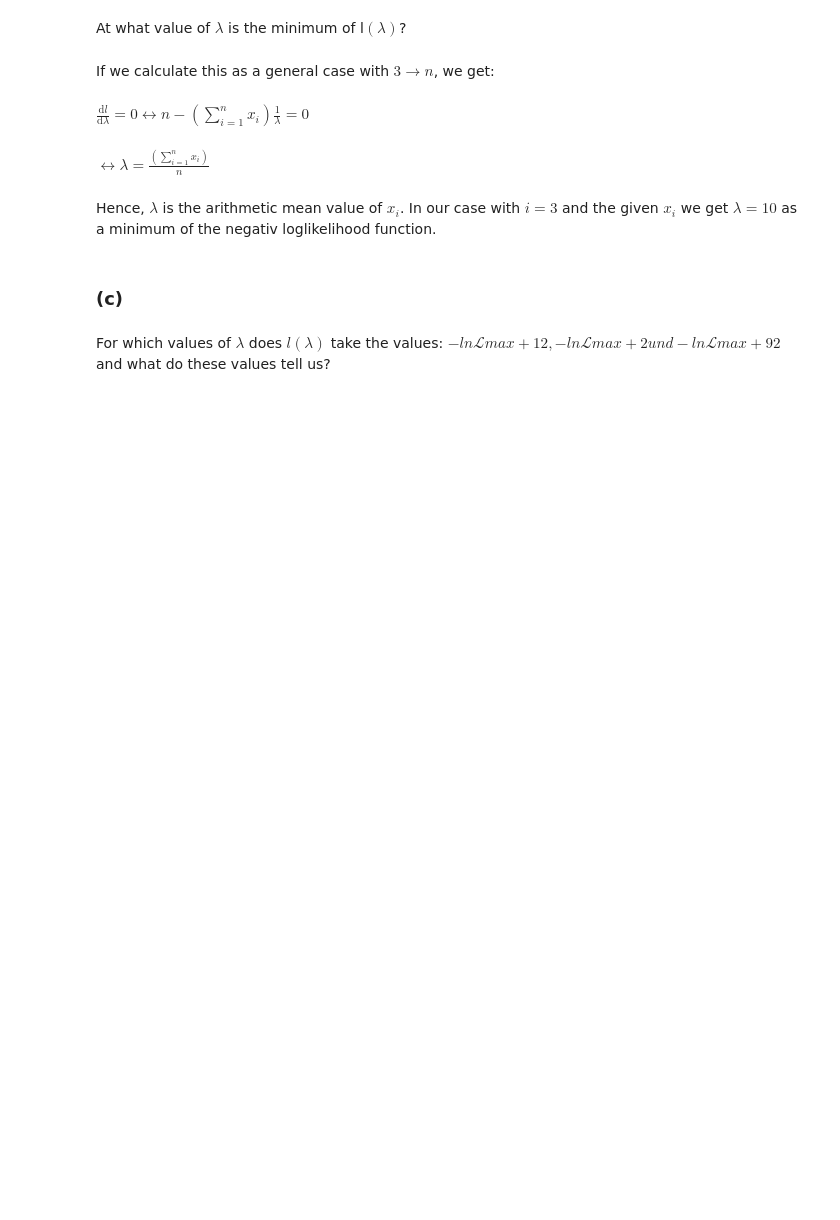
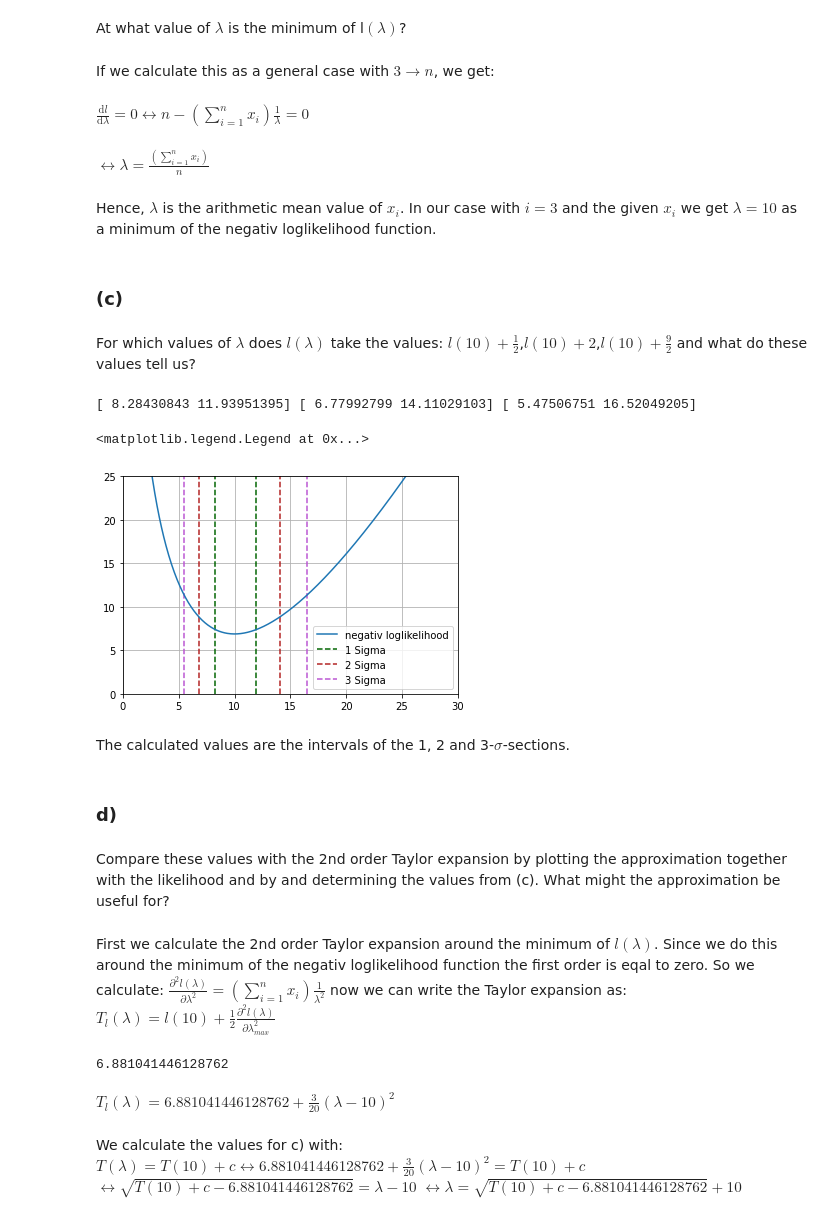
Before and after one commit to LdyMortem/SMDB, a Jupyter notebook: Sheet 4/Untitled.ipynb, the cells around one changed output. Drawn from its saved outputs; the diff is of its cells as text; code cells hidden in the pictures; blank space fills up the shorter version.

```diff
--- a/Sheet 4/Untitled.ipynb
+++ b/Sheet 4/Untitled.ipynb
@@ -44,12 +45,62 @@ Hence, $\lambda$ is the arithmetic mean value of $x_i$. In our case with $i = 3$
 ### (c)
 # %% [markdown]
 For which values of $\lambda$ does $l(\lambda)$ take the values:
-$− ln ℒmax +
-1
-2
-,
-− ln ℒmax + 2 und
-− ln ℒmax +
-9
-2$
+$l(10) + \frac{1}{2}$,$l(10)+2$,$l(10)+\frac{9}{2}$
 and what do these values tell us?
+# %%
+#calculation of the intersection point
+
+intervall = np.linspace(0.1,40,10000)
+
+def sigma(c,rtol):
+    temp = intervall[np.isclose(l(intervall), l(10)+c, rtol = rtol)]
+    for i in range(5000):
+        if(np.abs(l(intervall)[i] - l(intervall)[i+2]) > 0.1):
+               return temp[i:i+2]
+
+sigma1 = sigma(1/2,0.0001)
+sigma2 = sigma(2,0.0002)
+sigma3 = sigma(9/2,0.0003)
+print(sigma1,sigma2,sigma3)
+# %% [output]
+[ 8.28430843 11.93951395] [ 6.77992799 14.11029103] [ 5.47506751 16.52049205]
+# %%
+plt.plot(xx,l(xx),label="negativ loglikelihood")
+plt.vlines(8.28430843,0,140,linestyles='dashed',label="1 Sigma", color= "darkgreen")
+plt.vlines(11.93951395,0,140,linestyles='dashed', color= "darkgreen")
+plt.vlines(6.77992799,0,140,linestyles='dashed', color= "firebrick",label="2 Sigma")
+plt.vlines(14.11029103,0,140,linestyles='dashed', color= "firebrick")
+plt.vlines(5.47506751,0,140,linestyles='dashed', color= "mediumorchid",label="3 Sigma")
+plt.vlines(16.52049205,0,140,linestyles='dashed', color= "mediumorchid")
+plt.ylim(0,25)
+plt.xlim(0,30)
+plt.grid()
+plt.legend()
+# %% [output]
+<matplotlib.legend.Legend at 0x...>
+[figure, added]
+# %% [markdown]
+The calculated values are the intervals of the 1, 2 and 3-$\sigma$-sections.
+# %% [markdown]
+### d)
+# %% [markdown]
+Compare these values with the 2nd order Taylor expansion by plotting the approximation together
+with the likelihood and by and determining the values from (c). What might the approximation
+be useful for?
+# %% [markdown]
+First we calculate the 2nd order Taylor expansion around the minimum of $l(\lambda)$. Since we do this around the minimum of the negativ loglikelihood function the first order is eqal to zero.
+So we calculate:
+$\frac{\partial^2 l(\lambda)}{\partial \lambda^2} = \left( \sum_{i=1}^n x_i \right)\frac{1}{\lambda^2}$
+now we can write the Taylor expansion as:
+$T_{l}(\lambda) = l(10)+\frac{1}{2}\frac{\partial^2 l(\lambda)}{\partial \lambda_{max}^2}$
+# %%
+print(l(10))
+# %% [output]
+6.881041446128762
+# %% [markdown]
+$T_{l}(\lambda) = 6.881041446128762+\frac{3}{20}(\lambda - 10)^2$
+# %% [markdown]
+We calculate the values for c) with:
+$T(\lambda) = T(10)+c \leftrightarrow 6.881041446128762+\frac{3}{20}(\lambda - 10)^2 = T(10)+c$
+$\leftrightarrow \sqrt{T(10)+c - 6.881041446128762} = \lambda - 10$
+$\leftrightarrow \lambda =\sqrt{T(10)+c - 6.881041446128762} + 10 $
```
Also changed, not shown: parts of 4 cells of this notebook, 1 other file.
